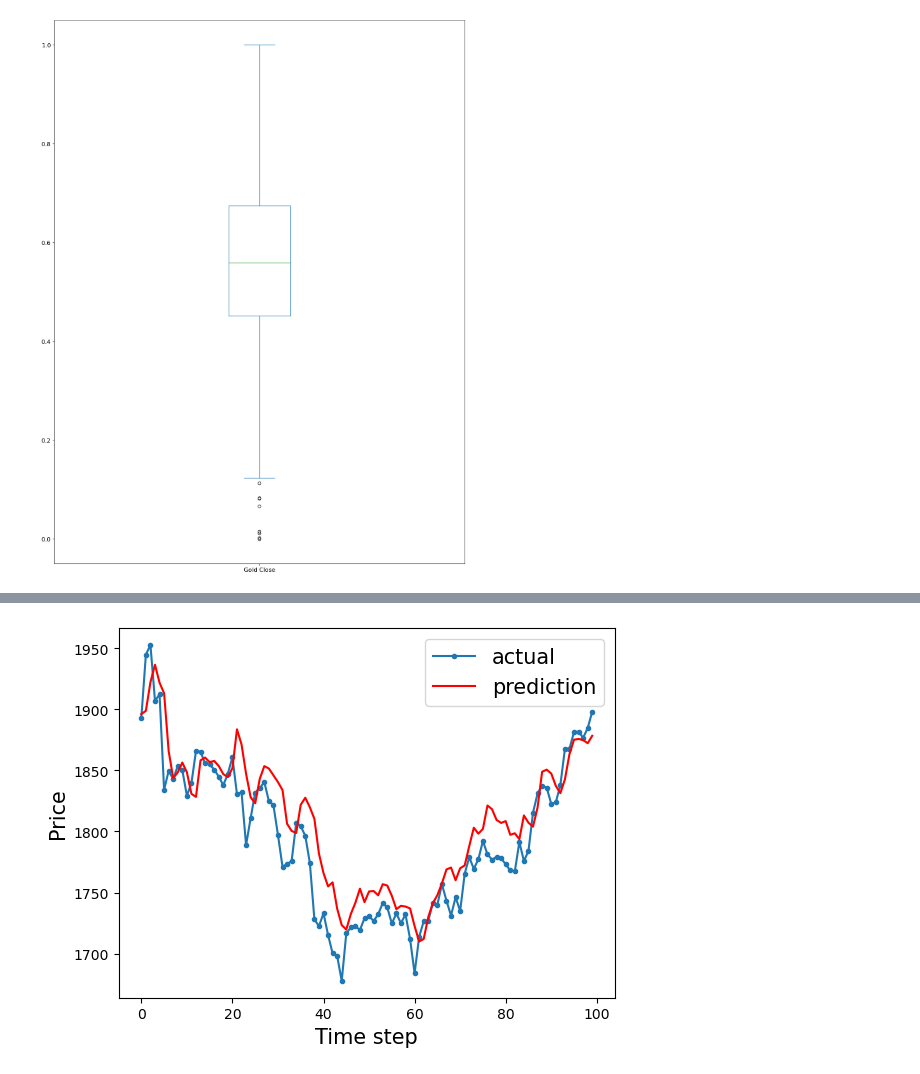
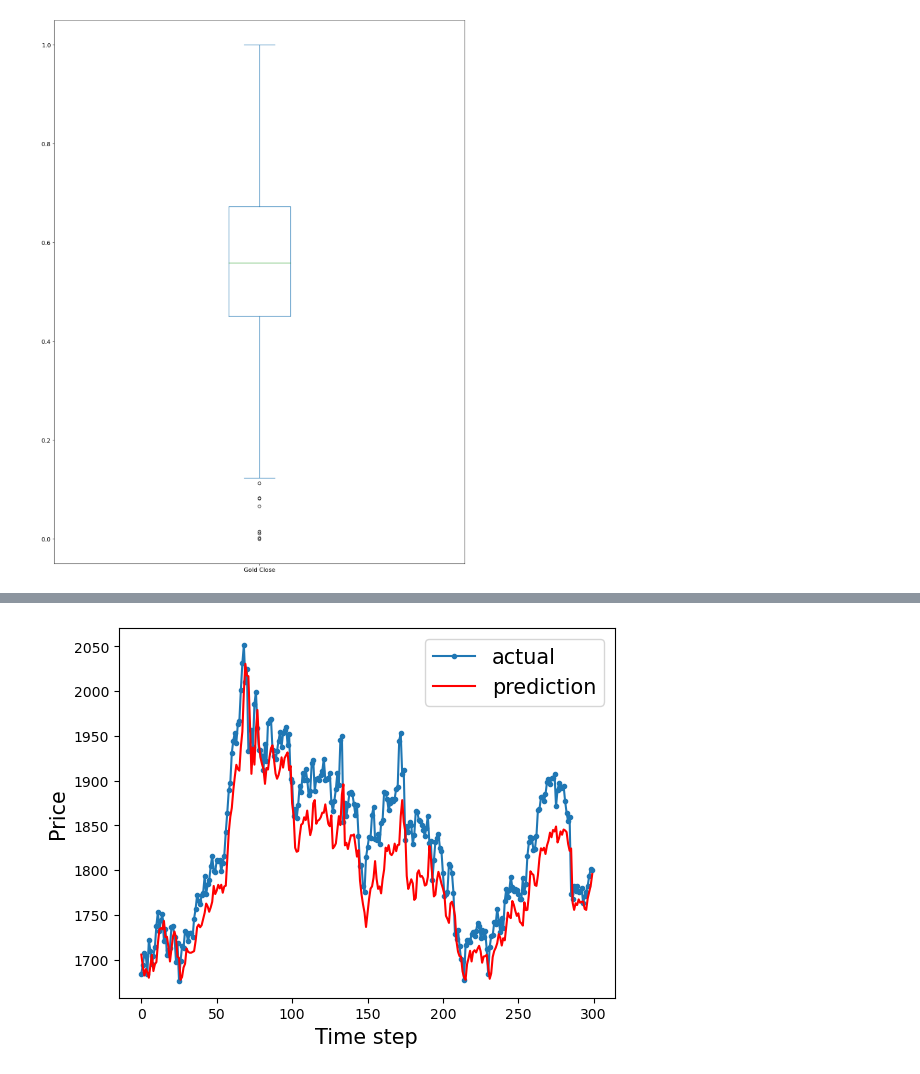
Before and after one commit to abubakar20-02/GoldFolio, a Jupyter notebook: Untitled.ipynb, the cells around one changed output, grey strips where cells are left out. Saved outputs shown, nothing was run; the diff lists cells and outputs as text; code cells hidden in the pictures.

```diff
--- a/Untitled.ipynb
+++ b/Untitled.ipynb
@@ -267,7 +272,7 @@ print(reframed.head)
 # split into train and test sets
 values = reframed.values
 
-n_train_time = 250
+n_train_time = 80
 train = values[:n_train_time, :]
 test = values[n_train_time:, :]
 ##test = values[n_train_time:n_test_time, :]
@@ -351,14 +378,14 @@ Test RMSE: 29.230
 # %%
 ## time steps, every step is one hour (you can easily convert the time step to the actual time index)
 ## for a demonstration purpose, I only compare the predictions in 200 hours.
 
-interval = 100
+interval = 300
 aa=[x for x in range(interval)]
 plt.plot(aa, inv_y[:interval], marker='.', label="actual")
 plt.plot(aa, inv_yhat[:interval], 'r', label="prediction")
 plt.ylabel('Price', size=15)
 plt.xlabel('Time step', size=15)
 plt.legend(fontsize=15)
 plt.show()
 # %% [output]
-[figure, old version]
+[figure, new version]
```
Also changed, not shown: parts of 13 cells of this notebook, 1 other file.
